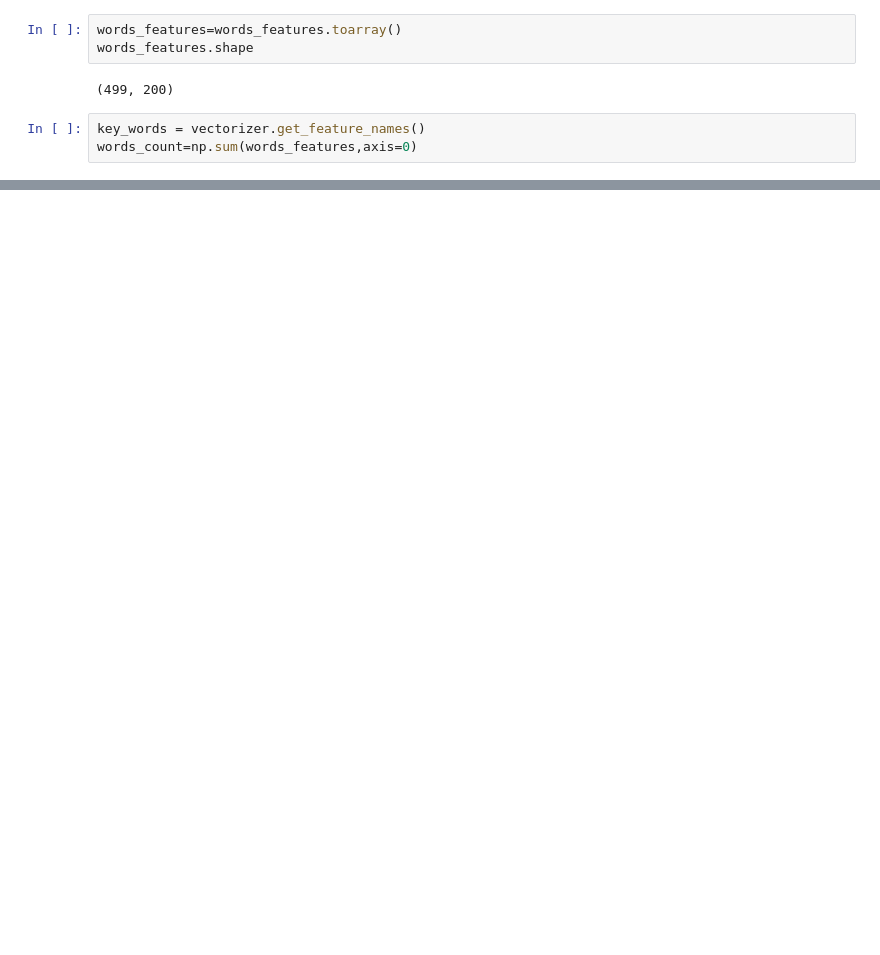
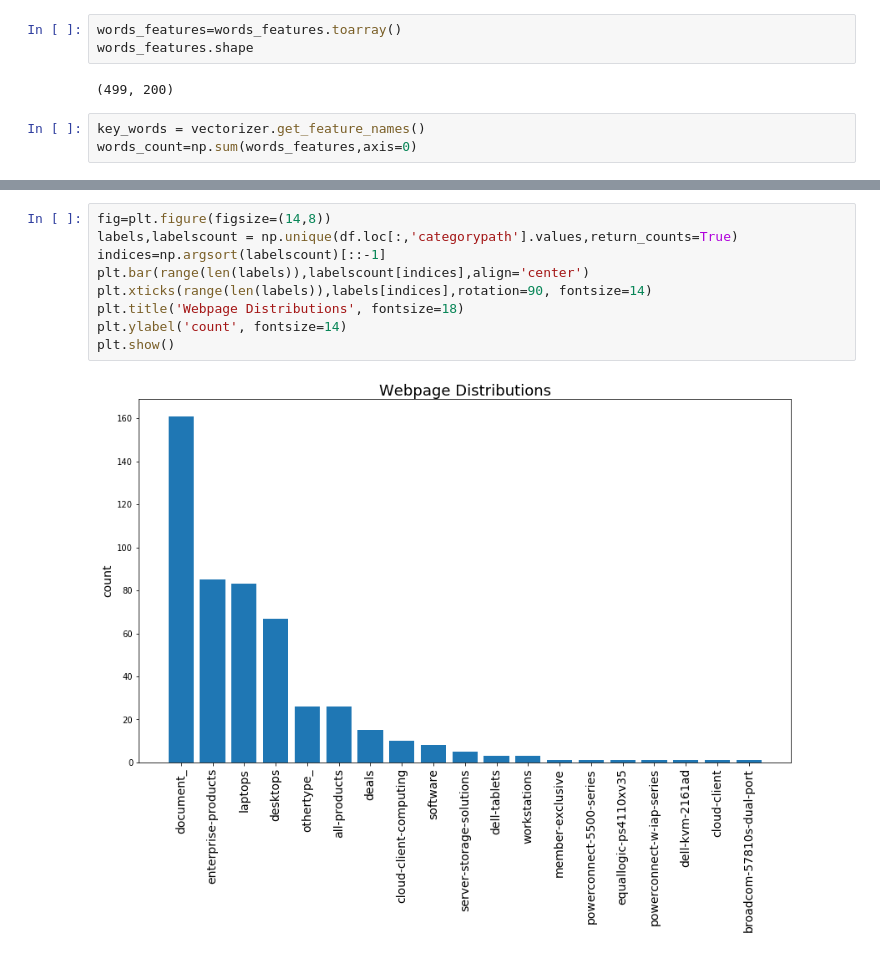
Before and after one commit to lorian/website-tags, a Jupyter notebook: SupervisedLearning_RandomForest.ipynb, the cells around one changed output, grey strips where cells are left out. Cells and saved outputs as stored; diff of their text form; blank space fills up the shorter version.

```diff
--- a/SupervisedLearning_RandomForest.ipynb
+++ b/SupervisedLearning_RandomForest.ipynb
@@ -72,0 +86,11 @@ plt.show()
+# %%
+fig=plt.figure(figsize=(14,8))
+labels,labelscount = np.unique(df.loc[:,'categorypath'].values,return_counts=True)
+indices=np.argsort(labelscount)[::-1]
+plt.bar(range(len(labels)),labelscount[indices],align='center')
+plt.xticks(range(len(labels)),labels[indices],rotation=90, fontsize=14)
+plt.title('Webpage Distributions', fontsize=18)
+plt.ylabel('count', fontsize=14)
+plt.show()
+# %% [output]
+[figure, added]
```
Also changed, not shown: parts of 14 cells of this notebook.
